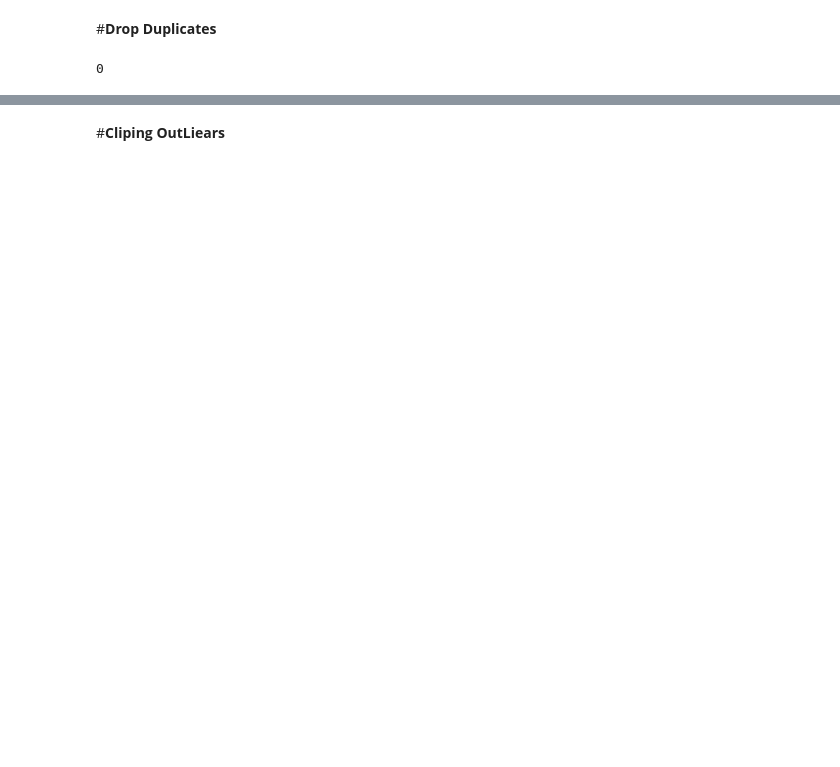
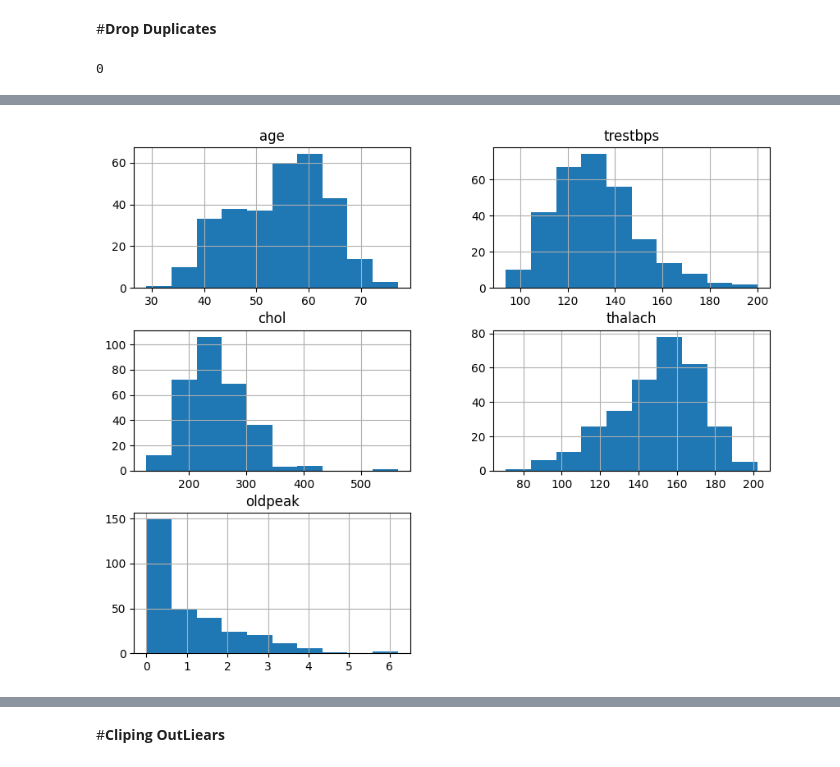
Before and after one commit to abdelhalimyasser/Heart_Disease_Project, a Jupyter notebook: notebooks/01_data_preprocessing.ipynb, the cells around one changed output, grey strips where cells are left out. Drawn from its saved outputs; the diff is of its cells as text; code cells hidden in the pictures; blank space fills up the shorter version.

```diff
--- a/notebooks/01_data_preprocessing.ipynb
+++ b/notebooks/01_data_preprocessing.ipynb
@@ -238,0 +318,6 @@ df = df.drop_duplicates()
+# %%
+num_cols = ['age','trestbps','chol','thalach','oldpeak']
+df[num_cols].hist(figsize=(10,8))
+plt.show()
+# %% [output]
+[figure, added]
```
Also changed, not shown: parts of 16 cells of this notebook, 5 other files.
